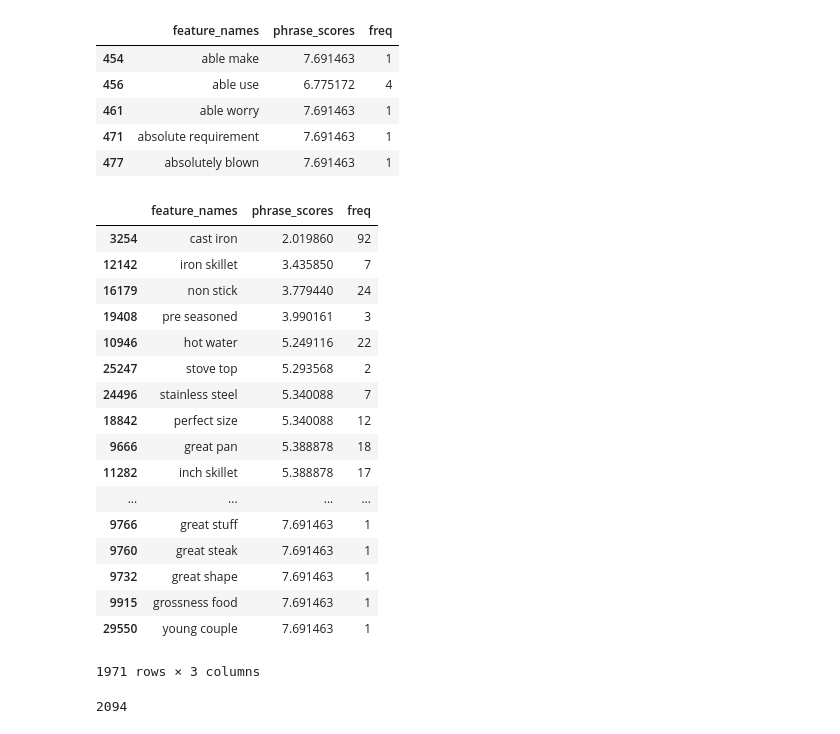
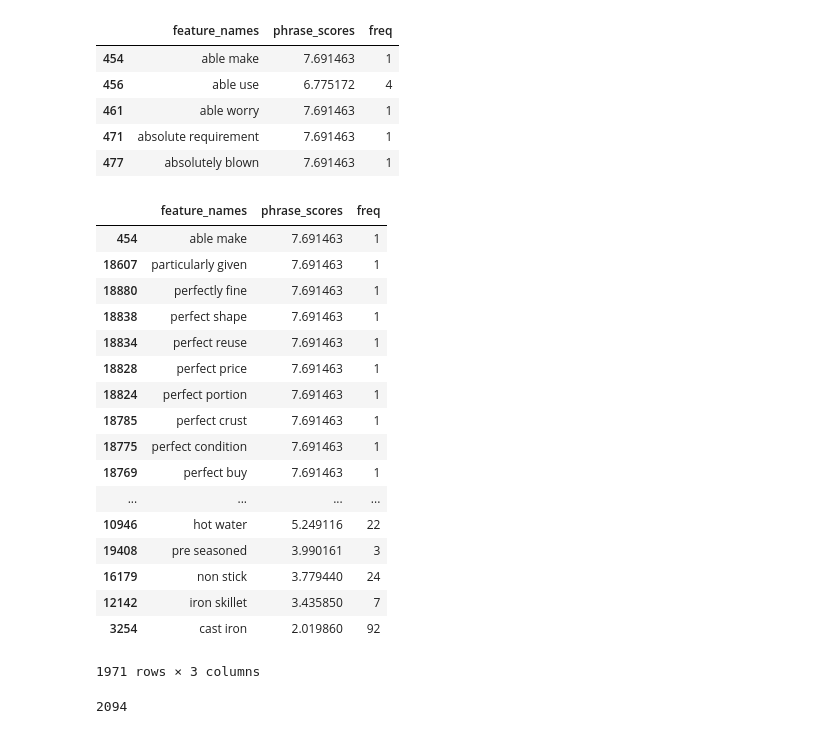
Before and after one commit to UCB-MIDS/InsightsFromReviews, a Jupyter notebook: features/features-withPolarity-subjective-summary.ipynb, the cells around one changed output. Drawn from its saved outputs; the diff is of its cells as text; code cells hidden in the pictures.

```diff
--- a/features/features-withPolarity-subjective-summary.ipynb
+++ b/features/features-withPolarity-subjective-summary.ipynb
@@ -1319,25 +1319,25 @@ extracted_df_pos.head()
 | 471 | absolute requirement | 7.691463 | 1 |
 | 477 | absolutely blown | 7.691463 | 1 |
 # %%
-extracted_df_pos.sort_values(by='phrase_scores', ascending=True)
+extracted_df_pos.sort_values(by='phrase_scores', ascending=False)
 # %% [output]
 |  | feature_names | phrase_scores | freq |
+| 454 | able make | 7.691463 | 1 |
+| 18607 | particularly given | 7.691463 | 1 |
+| 18880 | perfectly fine | 7.691463 | 1 |
+| 18838 | perfect shape | 7.691463 | 1 |
+| 18834 | perfect reuse | 7.691463 | 1 |
+| 18828 | perfect price | 7.691463 | 1 |
+| 18824 | perfect portion | 7.691463 | 1 |
+| 18785 | perfect crust | 7.691463 | 1 |
+| 18775 | perfect condition | 7.691463 | 1 |
+| 18769 | perfect buy | 7.691463 | 1 |
+| ... | ... | ... | ... |
+| 10946 | hot water | 5.249116 | 22 |
+| 19408 | pre seasoned | 3.990161 | 3 |
+| 16179 | non stick | 3.779440 | 24 |
+| 12142 | iron skillet | 3.435850 | 7 |
 | 3254 | cast iron | 2.019860 | 92 |
-| 12142 | iron skillet | 3.435850 | 7 |
-| 16179 | non stick | 3.779440 | 24 |
-| 19408 | pre seasoned | 3.990161 | 3 |
-| 10946 | hot water | 5.249116 | 22 |
-| 25247 | stove top | 5.293568 | 2 |
-| 24496 | stainless steel | 5.340088 | 7 |
-| 18842 | perfect size | 5.340088 | 12 |
-| 9666 | great pan | 5.388878 | 18 |
-| 11282 | inch skillet | 5.388878 | 17 |
-| ... | ... | ... | ... |
-| 9766 | great stuff | 7.691463 | 1 |
-| 9760 | great steak | 7.691463 | 1 |
-| 9732 | great shape | 7.691463 | 1 |
-| 9915 | grossness food | 7.691463 | 1 |
-| 29550 | young couple | 7.691463 | 1 |
 1971 rows × 3 columns
 # %%
 len(final_neg)
```
Also changed, not shown: 4 other files.
